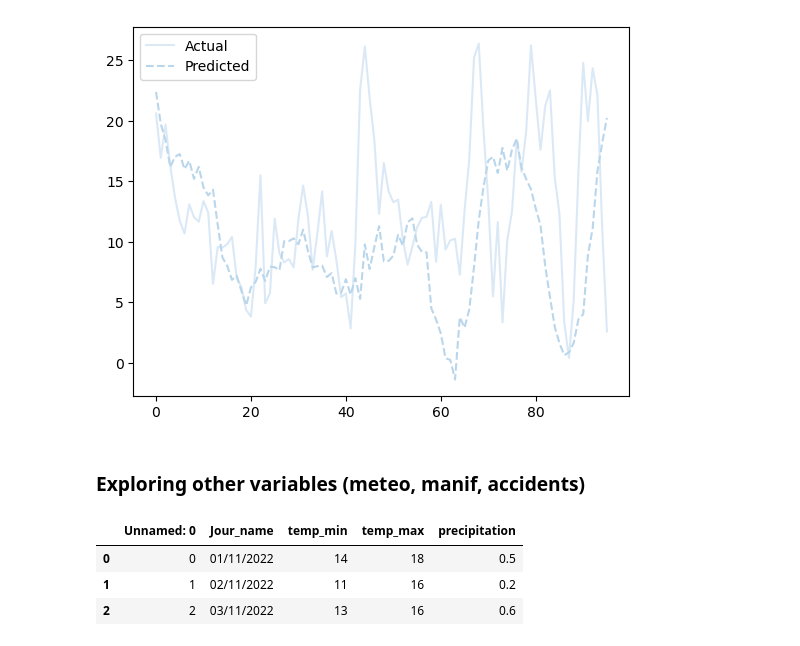
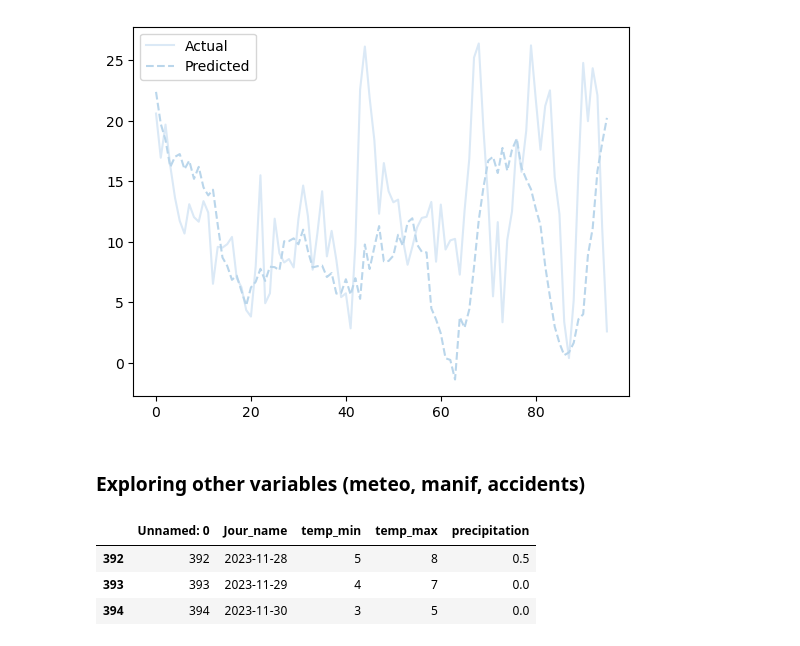
Before and after one commit to Ara-ban/BCG, a Jupyter notebook: notebook.ipynb, the cells around one changed output. Saved outputs shown, nothing was run; the diff lists cells and outputs as text; code cells hidden in the pictures.

```diff
--- a/notebook.ipynb
+++ b/notebook.ipynb
@@ -737,9 +762,9 @@ plt.show()
 # %%
 temperature_df=pd.read_csv('./datasets/temperature_daily_df.csv',sep=';')
 # %%
-temperature_df.head(3)
+temperature_df.tail(3)
 # %% [output]
 |  | Unnamed: 0 | Jour_name | temp_min | temp_max | precipitation |
-| 0 | 0 | 01/11/2022 | 14 | 18 | 0.5 |
-| 1 | 1 | 02/11/2022 | 11 | 16 | 0.2 |
-| 2 | 2 | 03/11/2022 | 13 | 16 | 0.6 |
+| 392 | 392 | 2023-11-28 | 5 | 8 | 0.5 |
+| 393 | 393 | 2023-11-29 | 4 | 7 | 0.0 |
+| 394 | 394 | 2023-11-30 | 3 | 5 | 0.0 |
```
Also changed, not shown: parts of 49 cells of this notebook, 5 other files.
